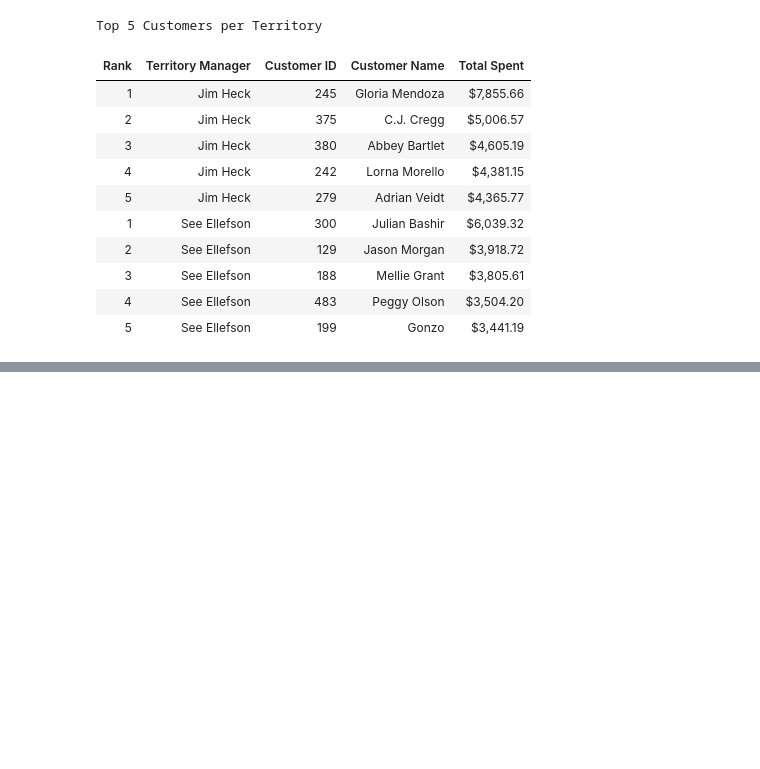
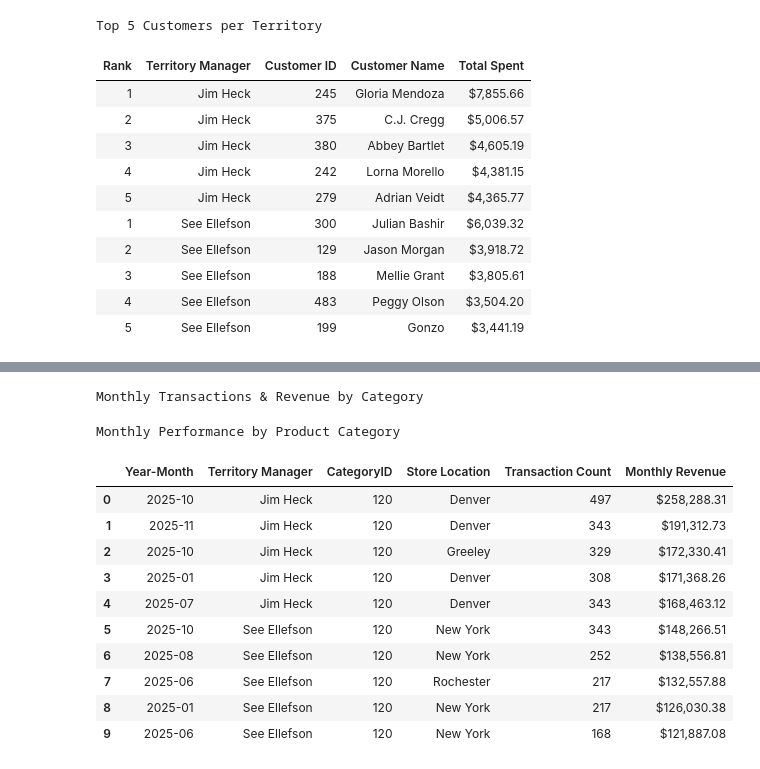
Before and after one commit to JimmyJuare/Capstone_2, a Jupyter notebook: Ellefson_sales_analysis.ipynb, the cells around one changed output, grey strips where cells are left out. Drawn from its saved outputs; the diff is of its cells as text; code cells hidden in the pictures; blank space fills up the shorter version.

```diff
--- a/Ellefson_sales_analysis.ipynb
+++ b/Ellefson_sales_analysis.ipynb
@@ -420,0 +427,79 @@ Top 5 Customers per Territory
+# %%
+
+# Merge with Product Categories
+
+half_data = pd.merge(
+    left=merged_sales,
+    right=products,
+    left_on='Prod Num',
+    right_on='Prod Num',
+    how='left'
+)
+full_data = pd.merge(
+    left=half_data,
+    right=product_categories,
+    left_on='CategoryID',
+    right_on='CategoryID',
+    how='left'
+)
+
+
+# Create Month column
+full_data['Transaction Date'] = pd.to_datetime(full_data['Transaction Date'])
+full_data['Year-Month'] = full_data['Transaction Date'].dt.to_period('M')
+
+# filter to only the two territories
+analysis_data = full_data[
+    (full_data['Territory Manager'] == 'See Ellefson') |
+    (full_data['Territory Manager'] == 'Jim Heck')
+]
+
+
+
+# 1. Transactions per month by Category in each Territory
+transactions = (analysis_data
+    .groupby(['Year-Month', 'Territory Manager', 'CategoryID', 'Store Location'])['Store ID']
+    .size()
+    .reset_index(name='Transaction Count')
+)
+
+# 2. Revenue per month by Category in each Territory
+revenue = (analysis_data
+    .groupby(['Year-Month', 'Territory Manager', 'CategoryID', 'Store Location'])['Sale Amount']
+    .sum()
+    .reset_index(name='Monthly Revenue')
+)
+
+# Combine both
+monthly_summary = pd.merge(transactions, revenue,
+                          on=['Year-Month', 'Territory Manager', 'CategoryID', 'Store Location'])
+
+top_5_per_territory = top_customers.groupby('Territory Manager')
+
+top_5 = (monthly_summary
+         .sort_values(['Territory Manager', 'Monthly Revenue'],
+                      ascending=[True,False])
+         .groupby('Territory Manager')
+         .head(5)
+         .reset_index(drop=True)
+)
+# Display top results
+print("Monthly Transactions & Revenue by Category")
+display(
+    top_5.style.format({'Monthly Revenue': '${:,.2f}'})
+    .set_caption("Monthly Performance by Product Category")
+)
+# %% [output]
+Monthly Transactions & Revenue by Category
+Monthly Performance by Product Category
+|  | Year-Month | Territory Manager | CategoryID | Store Location | Transaction Count | Monthly Revenue |
+| 0 | 2025-10 | Jim Heck | 120 | Denver | 497 | $258,288.31 |
+| 1 | 2025-11 | Jim Heck | 120 | Denver | 343 | $191,312.73 |
+| 2 | 2025-10 | Jim Heck | 120 | Greeley | 329 | $172,330.41 |
+| 3 | 2025-01 | Jim Heck | 120 | Denver | 308 | $171,368.26 |
+| 4 | 2025-07 | Jim Heck | 120 | Denver | 343 | $168,463.12 |
+| 5 | 2025-10 | See Ellefson | 120 | New York | 343 | $148,266.51 |
+| 6 | 2025-08 | See Ellefson | 120 | New York | 252 | $138,556.81 |
+| 7 | 2025-06 | See Ellefson | 120 | Rochester | 217 | $132,557.88 |
+| 8 | 2025-01 | See Ellefson | 120 | New York | 217 | $126,030.38 |
+| 9 | 2025-06 | See Ellefson | 120 | New York | 168 | $121,887.08 |
```
Also changed, not shown: parts of 11 cells of this notebook.
